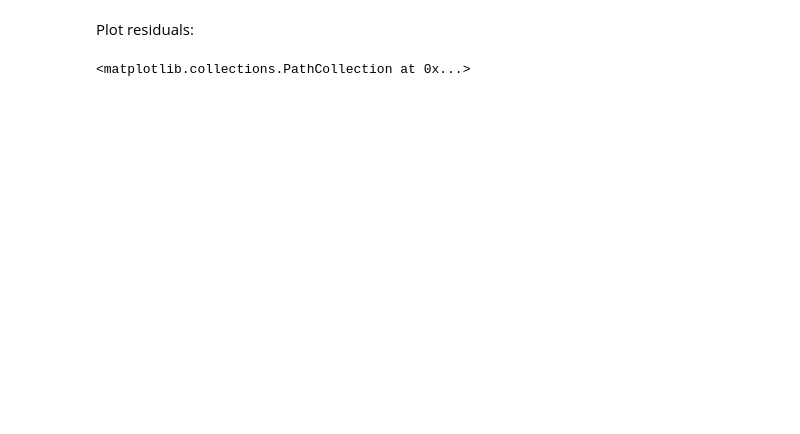
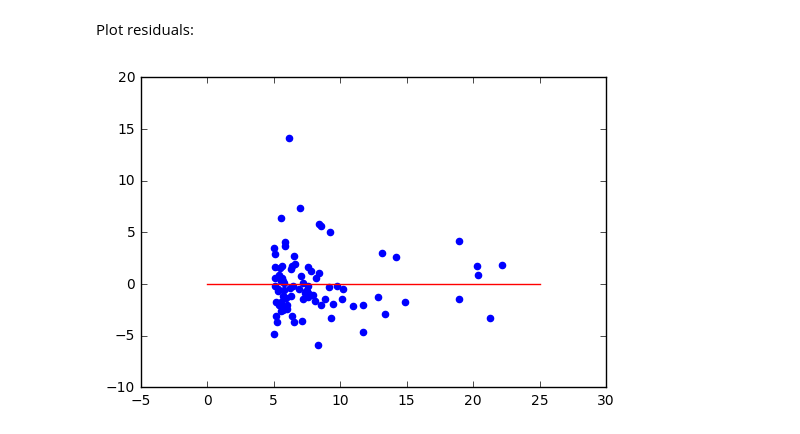
Before and after one commit to kwichmann/linear_regression_demo, a Jupyter notebook: challenge.ipynb, the cells around one changed output. Cells and saved outputs as stored; diff of their text form; code cells hidden in the pictures; blank space fills up the shorter version.

```diff
--- a/challenge.ipynb
+++ b/challenge.ipynb
@@ -35,6 +35,8 @@ plt.show()
 # %% [markdown]
 Plot residuals:
 # %%
-plt.scatter(X_train, y_train.subtract(reg.predict(X_train)))
+plt.scatter(X_train, y_train - reg.predict(X_train), color = "Blue")
+plt.plot([0, 25], [0, 0], color = "Red")
+plt.show()
 # %% [output]
-<matplotlib.collections.PathCollection at 0x...>
+[figure, added]
```
Also changed, not shown: parts of 7 cells of this notebook.
